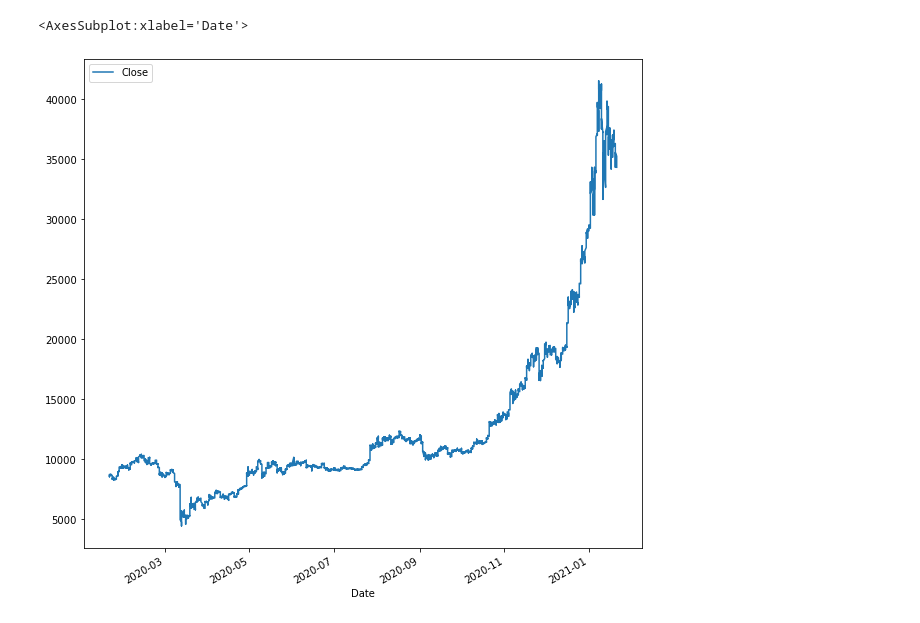
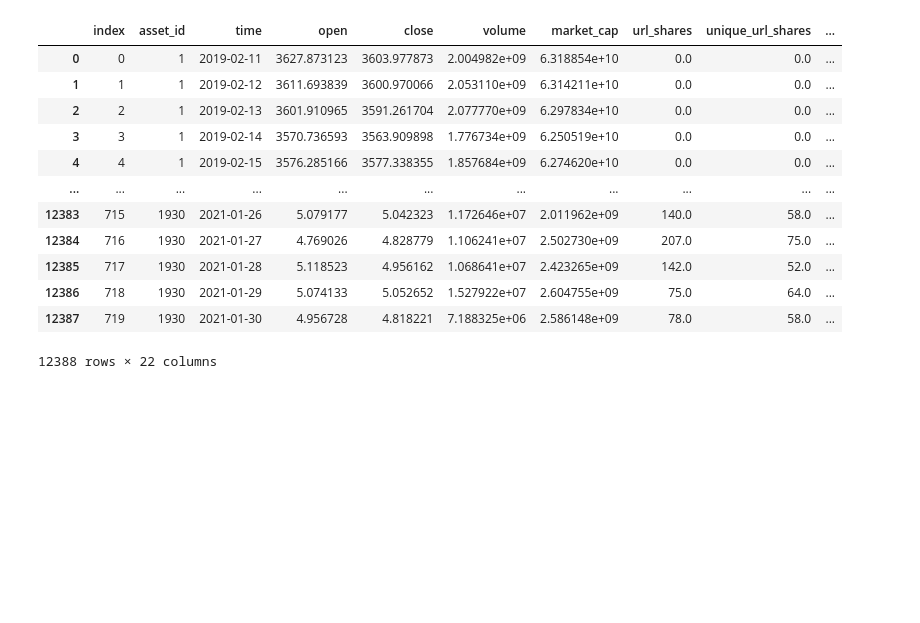
Before and after one commit to kanggg007/Cyptocurrency_project, a Jupyter notebook: Time Series LSTMs Bitcoin.ipynb, the cells around one changed output. Drawn from its saved outputs; the diff is of its cells as text; code cells hidden in the pictures; blank space fills up the shorter version.

```diff
--- a/Time Series LSTMs Bitcoin.ipynb
+++ b/Time Series LSTMs Bitcoin.ipynb
@@ -1,13 +1,46 @@
-# %%
-import yfinance as yf
-import pandas as pd
-import numpy as np
-import matplotlib.pyplot as plt
-%matplotlib inline
-data=yf.download('BTC-USD',start='2020-01-21', interval='1h',  end='2021-01-21',progress=False)[['Close']]
-data.head()
-
-data.plot(figsize=(10,10))
-# %% [output]
-<AxesSubplot:xlabel='Date'>
-[figure, removed]
+# %%
+import yfinance as yf
+import pandas as pd
+import numpy as np
+import matplotlib.pyplot as plt
+from config2 import db_password
+from sqlalchemy import create_engine
+%matplotlib inline
+
+db_string = f"postgres://postgres:{db_password}@localhost/cryptocurrency_db"
+engine = create_engine(db_string)
+
+# SQLAlchemy connectable
+cnx = create_engine('sqlite:///cryptocurrency_db').connect()
+
+li = []
+coin_list = [
+'BTC','ETH','USDT','DOT','XRP',
+'ADA','LINK','LTC','BCH','XLM',
+'BNB','DOGE','USDC','HEX','UNI',
+'WBTC','AAVE','BSV','EOS','CEL'
+]
+
+for coin in coin_list:
+    df = pd.read_sql_table(coin + '_data', con=engine)
+    li.append(df)
+
+
+df = pd.concat(li, ignore_index=True)
+df = df.fillna(0)
+
+df
+# %% [output]
+|  | index | asset_id | time | open | close | volume | market_cap | url_shares | unique_url_shares | ... |
+| 0 | 0 | 1 | 2019-02-11 | 3627.873123 | 3603.977873 | 2.004982e+09 | 6.318854e+10 | 0.0 | 0.0 | ... |
+| 1 | 1 | 1 | 2019-02-12 | 3611.693839 | 3600.970066 | 2.053110e+09 | 6.314211e+10 | 0.0 | 0.0 | ... |
+| 2 | 2 | 1 | 2019-02-13 | 3601.910965 | 3591.261704 | 2.077770e+09 | 6.297834e+10 | 0.0 | 0.0 | ... |
+| 3 | 3 | 1 | 2019-02-14 | 3570.736593 | 3563.909898 | 1.776734e+09 | 6.250519e+10 | 0.0 | 0.0 | ... |
+| 4 | 4 | 1 | 2019-02-15 | 3576.285166 | 3577.338355 | 1.857684e+09 | 6.274620e+10 | 0.0 | 0.0 | ... |
+| ... | ... | ... | ... | ... | ... | ... | ... | ... | ... | ... |
+| 12383 | 715 | 1930 | 2021-01-26 | 5.079177 | 5.042323 | 1.172646e+07 | 2.011962e+09 | 140.0 | 58.0 | ... |
+| 12384 | 716 | 1930 | 2021-01-27 | 4.769026 | 4.828779 | 1.106241e+07 | 2.502730e+09 | 207.0 | 75.0 | ... |
+| 12385 | 717 | 1930 | 2021-01-28 | 5.118523 | 4.956162 | 1.068641e+07 | 2.423265e+09 | 142.0 | 52.0 | ... |
+| 12386 | 718 | 1930 | 2021-01-29 | 5.074133 | 5.052652 | 1.527922e+07 | 2.604755e+09 | 75.0 | 64.0 | ... |
+| 12387 | 719 | 1930 | 2021-01-30 | 4.956728 | 4.818221 | 7.188325e+06 | 2.586148e+09 | 78.0 | 58.0 | ... |
+12388 rows × 22 columns
```
Also changed, not shown: parts of 6 cells of this notebook, 2 other files.
